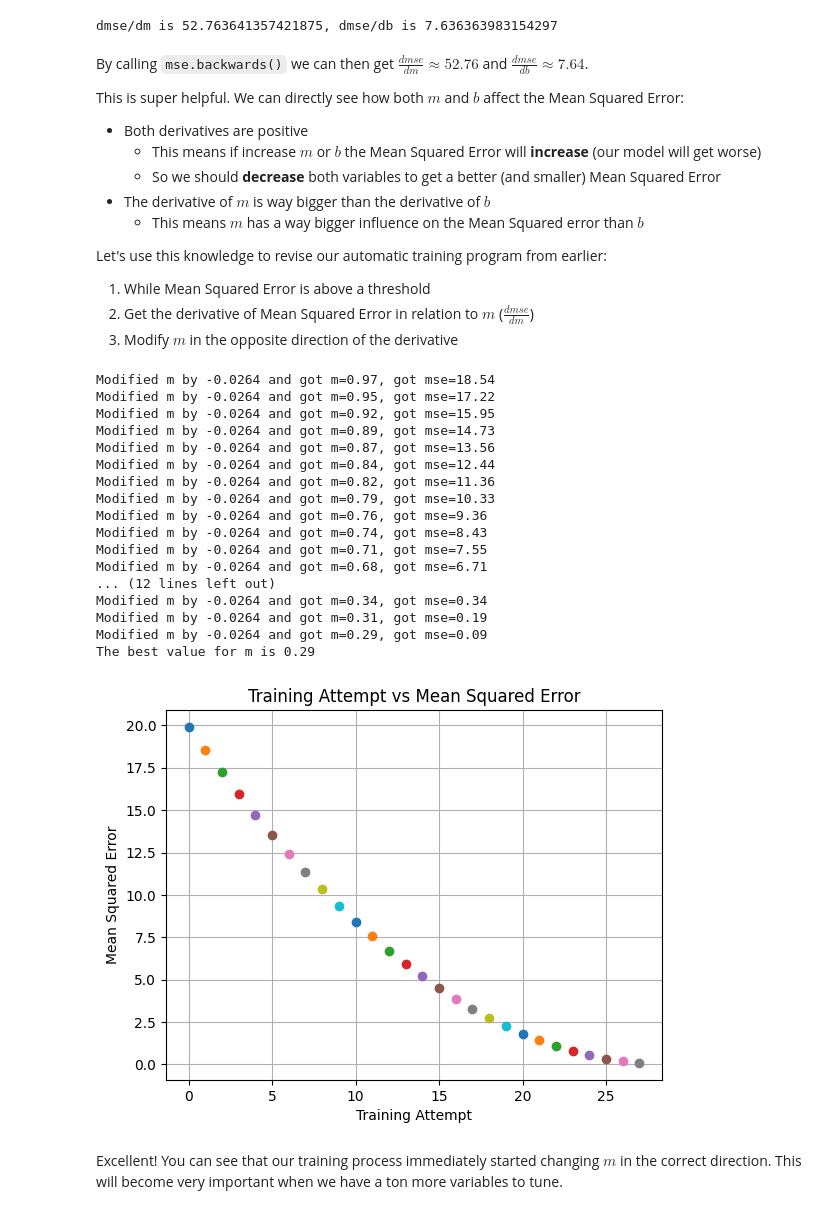
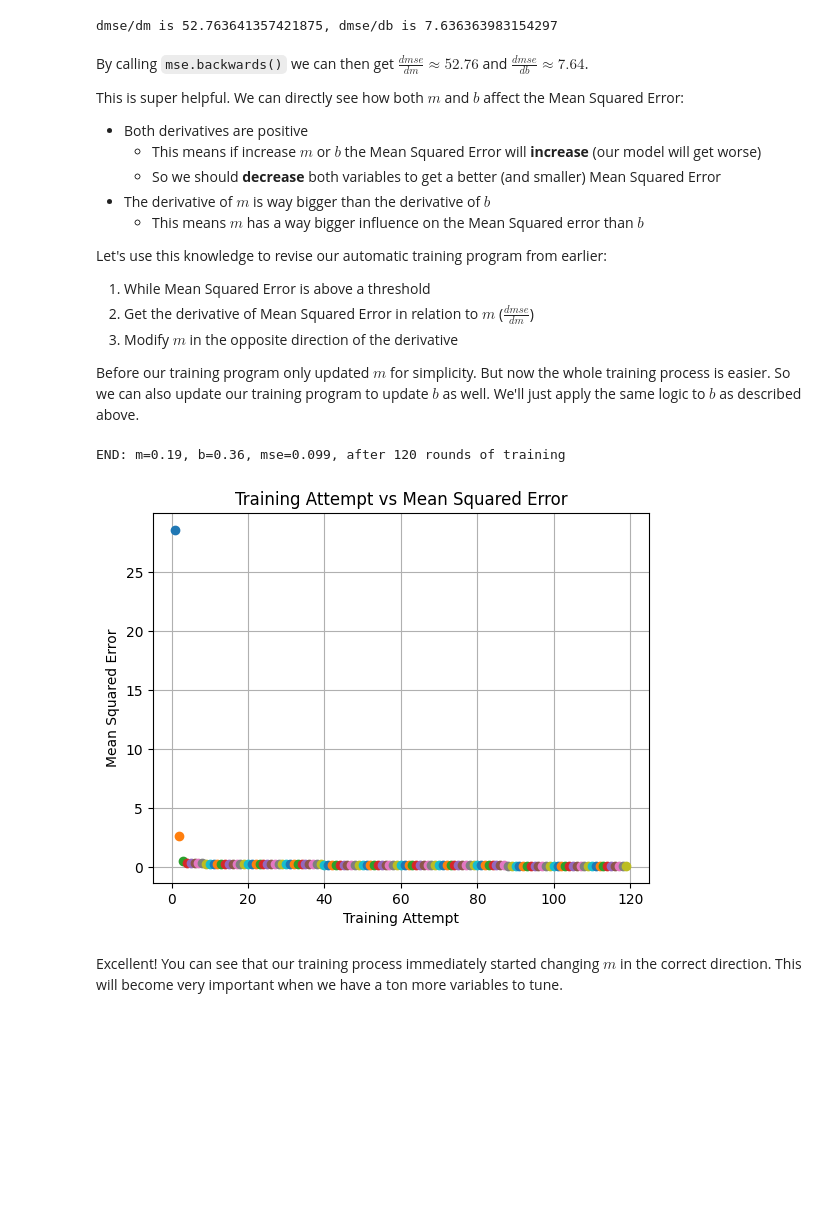
Before and after one commit to catvec/putney-mit-technology-camp, a Jupyter notebook: notebooks/What is AI.ipynb, the cells around one changed output. Saved outputs shown, nothing was run; the diff lists cells and outputs as text; code cells hidden in the pictures; blank space fills up the shorter version.

Commit message:
Made gradient multi param training

```diff
--- a/notebooks/What is AI.ipynb
+++ b/notebooks/What is AI.ipynb
@@ -671,6 +671,8 @@ Let's use this knowledge to revise our automatic training program from earlier:
 1. While Mean Squared Error is above a threshold
 2. Get the derivative of Mean Squared Error in relation to $m$ ($\frac{dmse}{dm}$)
 3. Modify $m$ in the opposite direction of the derivative
+
+Before our training program only updated $m$ for simplicity. But now the whole training process is easier. So we can also update our training program to update $b$ as well. We'll just apply the same logic to $b$ as described above.
 # %%
 x = torch.arange(0, 11, 1)
 actual = torch.tensor([
@@ -678,65 +680,57 @@ actual = torch.tensor([
 ])
 
 current_m = 1.0
+current_b = 1.0
 
 # Setup y = m * x + b and MSE
-def mse(m_, b_=0):
+def mse(m_, b_):
     m = torch.tensor(m_, requires_grad=True)
-    b = torch.tensor(b_)
+    b = torch.tensor(b_, requires_grad=True)
     y = (m * x) + b
-    return torch.square(torch.subtract(actual, y)).mean()
-
-prev_mse = mse(current_m)
-plt.plot(0, prev_mse.detach(), marker='o')
+    return torch.square(torch.subtract(actual, y)).mean(), m, b
 
 # We will consider ourselves done if our Mean Squared Error is below this number
 threshold_mse = 0.1
 
+# We multiply the derivative by this number when updating the variables
+learning_rate = 0.01
+
 training_attempt = 1
-while prev_mse > threshold_mse:
+while training_attempt < 1_000:
     # Calculate the derivative
-    prev_mse.backward()
+    mse_, m, b = mse(current_m, current_b)
+    mse_.backward()
 
     # Change the m variable by a bit proportional to the derivative
-    change_m_amount = 0.0005 * m.grad.item() * -1
+    change_m_amount = learning_rate * m.grad.item() * -1
+    change_b_amount = learning_rate * b.grad.item() * -1
+
     current_m = current_m + change_m_amount
-    prev_mse = mse(current_m)
+    current_b = current_b + change_b_amount
 
     # Get the new Mean Squared Error
-    print(f"Modified m by {round(change_m_amount, 4)} and got m={round(current_m, 2)}, got mse={round(prev_mse.item(), 2)}")
+
+    #print(f"Modified m by {round(change_m_amount, 4)}, b by {round(change_b_amount, 4)}, got m={round(current_m, 2)}, b={round(current_b, 2)}, got mse={round(prev_mse.item(), 2)}")
 
     # Put newest mse on a graph
-    plt.plot(training_attempt, prev_mse.detach(), marker='o')
+    plt.plot(training_attempt, mse_.detach(), marker='o')
+
+    if mse_ <= threshold_mse:
+        break
 
     training_attempt = training_attempt + 1
 
 # Show results
-print(f"The best value for m is {round(current_m, 2)}")
+print(f"END: m={round(current_m, 2)}, b={round(current_b, 2)}, mse={round(mse(current_m, current_b)[0].item(), 3)}, after {training_attempt+1} rounds of training")
 
 plt.title("Training Attempt vs Mean Squared Error")
 plt.gca().set_xlabel("Training Attempt")
 plt.gca().set_ylabel("Mean Squared Error")
 plt.grid()
 plt.show()
 # %% [output]
-Modified m by -0.0264 and got m=0.97, got mse=18.54
-Modified m by -0.0264 and got m=0.95, got mse=17.22
-Modified m by -0.0264 and got m=0.92, got mse=15.95
-Modified m by -0.0264 and got m=0.89, got mse=14.73
-Modified m by -0.0264 and got m=0.87, got mse=13.56
-Modified m by -0.0264 and got m=0.84, got mse=12.44
-Modified m by -0.0264 and got m=0.82, got mse=11.36
-Modified m by -0.0264 and got m=0.79, got mse=10.33
-Modified m by -0.0264 and got m=0.76, got mse=9.36
-Modified m by -0.0264 and got m=0.74, got mse=8.43
-Modified m by -0.0264 and got m=0.71, got mse=7.55
-Modified m by -0.0264 and got m=0.68, got mse=6.71
-... (12 lines left out)
-Modified m by -0.0264 and got m=0.34, got mse=0.34
-Modified m by -0.0264 and got m=0.31, got mse=0.19
-Modified m by -0.0264 and got m=0.29, got mse=0.09
-The best value for m is 0.29
+END: m=0.19, b=0.36, mse=0.099, after 120 rounds of training
-[figure, old version]
+[figure, new version]
 # %% [markdown]
 Excellent! You can see that our training process immediately started changing $m$ in the correct direction. This will become very important when we have a ton more variables to tune.
 # %% [markdown]
```
Also changed, not shown: parts of 2 cells of this notebook.
